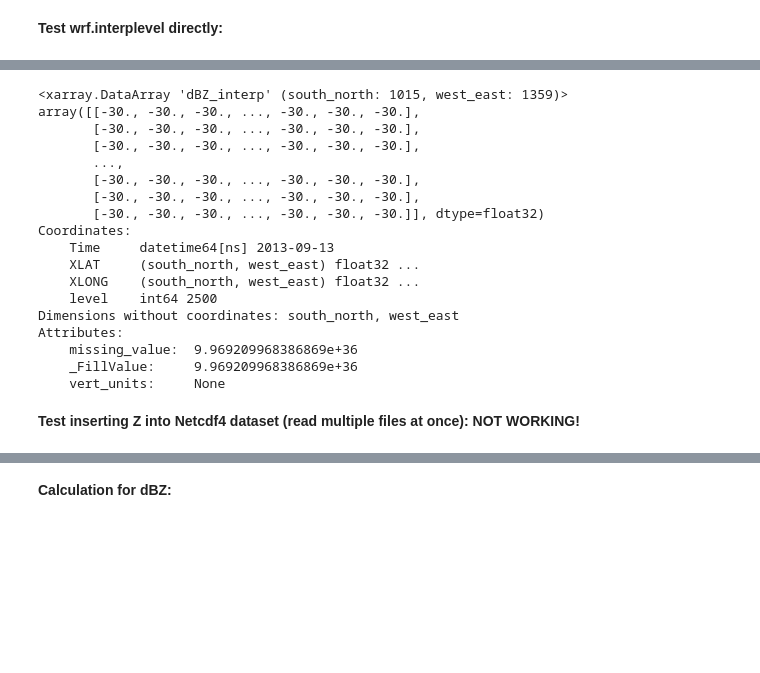
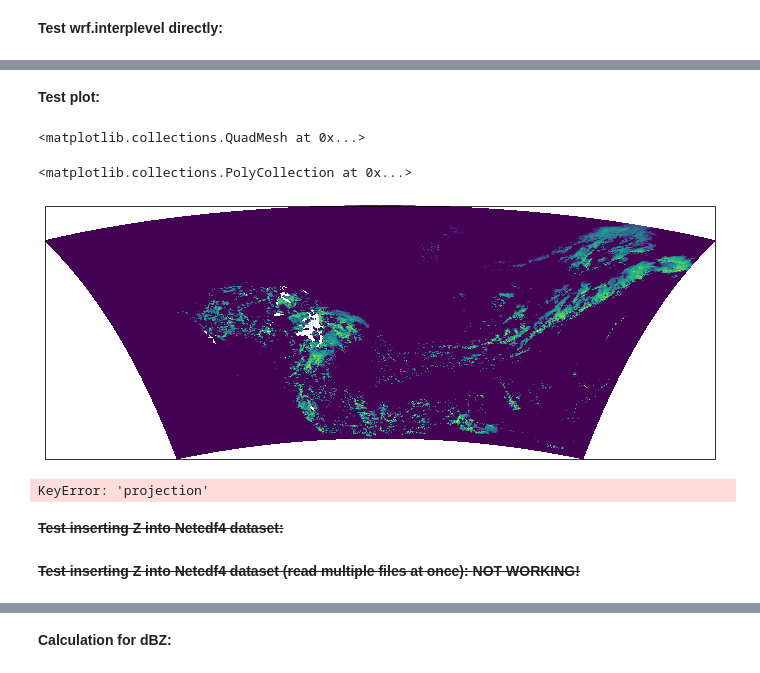
Before and after one commit to Lusicl/WRF_dBZ_Cloud_Classification, a Jupyter notebook: WRF_dBZ_Class_CONUS1/wrf_dbz_ConvStra_test.ipynb, the cells around one changed output, grey strips where cells are left out. Drawn from its saved outputs; the diff is of its cells as text; code cells hidden in the pictures; blank space fills up the shorter version.

```diff
--- a/WRF_dBZ_Class_CONUS1/wrf_dbz_ConvStra_test.ipynb
+++ b/WRF_dBZ_Class_CONUS1/wrf_dbz_ConvStra_test.ipynb
@@ -96,0 +108,27 @@ dbz_lev = interplevel(da_wrf_dbz, data_wrf_z_unstag, interp_vertical_lev)
+# %% [markdown]
+**Test plot:**
+# %%
+fig, axe = plt.subplots(1, 1, subplot_kw=dict(projection=ccrs.PlateCarree()))
+
+dbz_lev.plot(ax=axe)
+# %% [output]
+<matplotlib.collections.QuadMesh at 0x...>
+# %%
+lats, lons = latlon_coords(dbz_lev)
+
+fig = plt.figure(figsize=(12,6))
+ax = plt.axes(projection=ccrs.PlateCarree())
+
+## Download and add the states and coastlines
+# states = NaturalEarthFeature(category="cultural", scale="50m",
+#                              facecolor="none",
+#                              name="admin_1_states_provinces_shp")
+# ax.add_feature(states, linewidth=.5, edgecolor="black")
+ax.coastlines('50m', linewidth=0.8)
+
+plt.pcolor(to_np(lons), to_np(lats), to_np(dbz_lev),
+           transform=ccrs.LambertConformal()
+          )
+# %% [output]
+<matplotlib.collections.PolyCollection at 0x...>
+[figure, added]
@@ -99,23 +139,10 @@ dbz_lev = interplevel(da_wrf_dbz, data_wrf_z_unstag, interp_vertical_lev)
 # print(ncds_wrf_z.dimensions)
 # print(type(data_wrf_z_unstag))
 # print(wrf_dbz)
-print(dbz_lev)
+# dbz_lev
+# latlon_coords(dbz_lev)
+# get_cartopy(dbz_lev)
 # %% [output]
-<xarray.DataArray 'dBZ_interp' (south_north: 1015, west_east: 1359)>
-array([[-30., -30., -30., ..., -30., -30., -30.],
-       [-30., -30., -30., ..., -30., -30., -30.],
-       [-30., -30., -30., ..., -30., -30., -30.],
-       ...,
-       [-30., -30., -30., ..., -30., -30., -30.],
-       [-30., -30., -30., ..., -30., -30., -30.],
-       [-30., -30., -30., ..., -30., -30., -30.]], dtype=float32)
-Coordinates:
-    Time     datetime64[ns] 2013-09-13
-    XLAT     (south_north, west_east) float32 ...
-    XLONG    (south_north, west_east) float32 ...
-    level    int64 2500
-Dimensions without coordinates: south_north, west_east
-Attributes:
-    missing_value:  9.969209968386869e+36
-    _FillValue:     9.969209968386869e+36
-    vert_units:     None
+KeyError: 'projection'
+# %% [markdown]
+<del>**Test inserting Z into Netcdf4 dataset:**</del>
@@ -122,6 +164,6 @@ Attributes:
 # %% [markdown]
-**Test inserting Z into Netcdf4 dataset (read multiple files at once):
-NOT WORKING!**
+<del>**Test inserting Z into Netcdf4 dataset (read multiple files at once):
+NOT WORKING!**</del>
 # %%
 # file_names = [ file_name_list['dbz'], file_name_list['Z'] ]
 # ncds_wrf_dbz_z = MFDataset(file_names)
```
Also changed, not shown: parts of 12 cells of this notebook.
